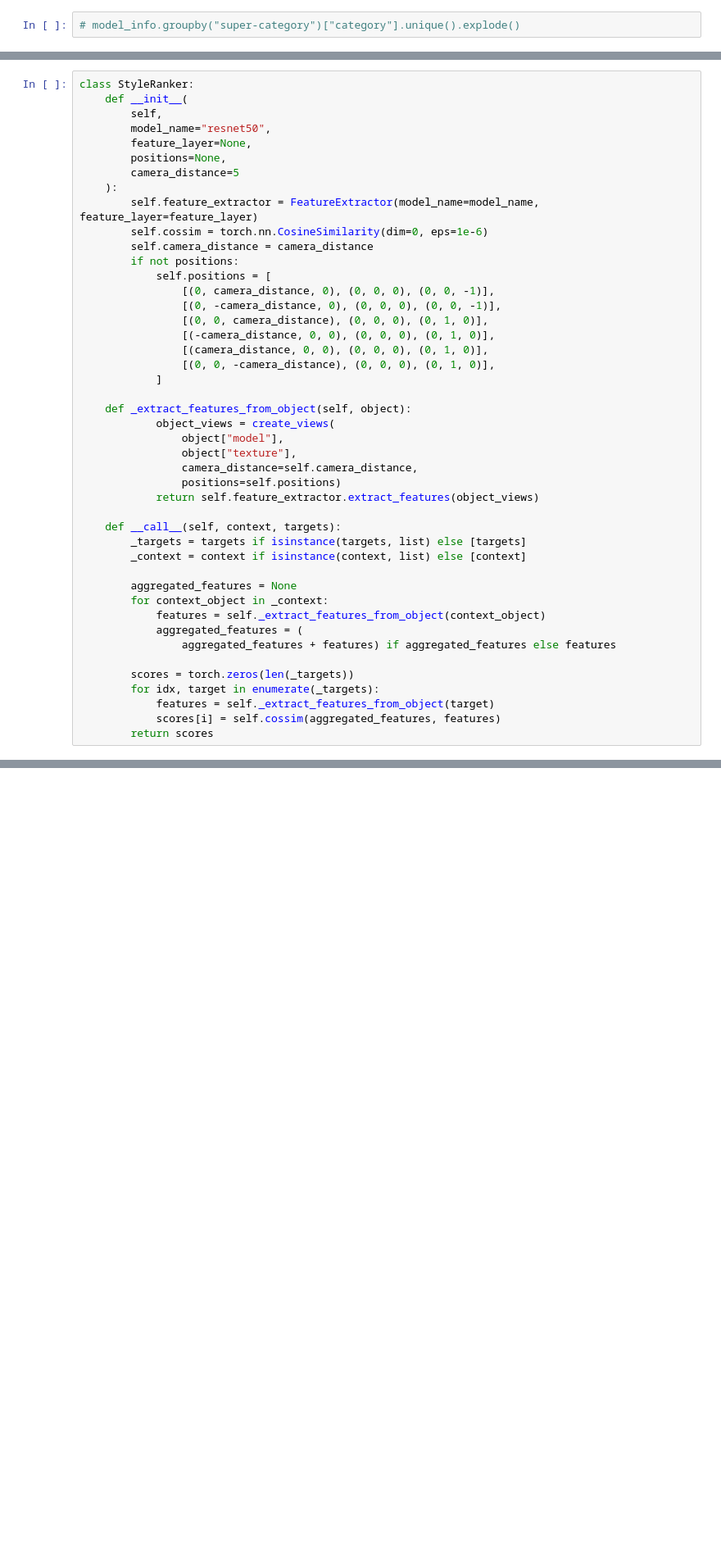
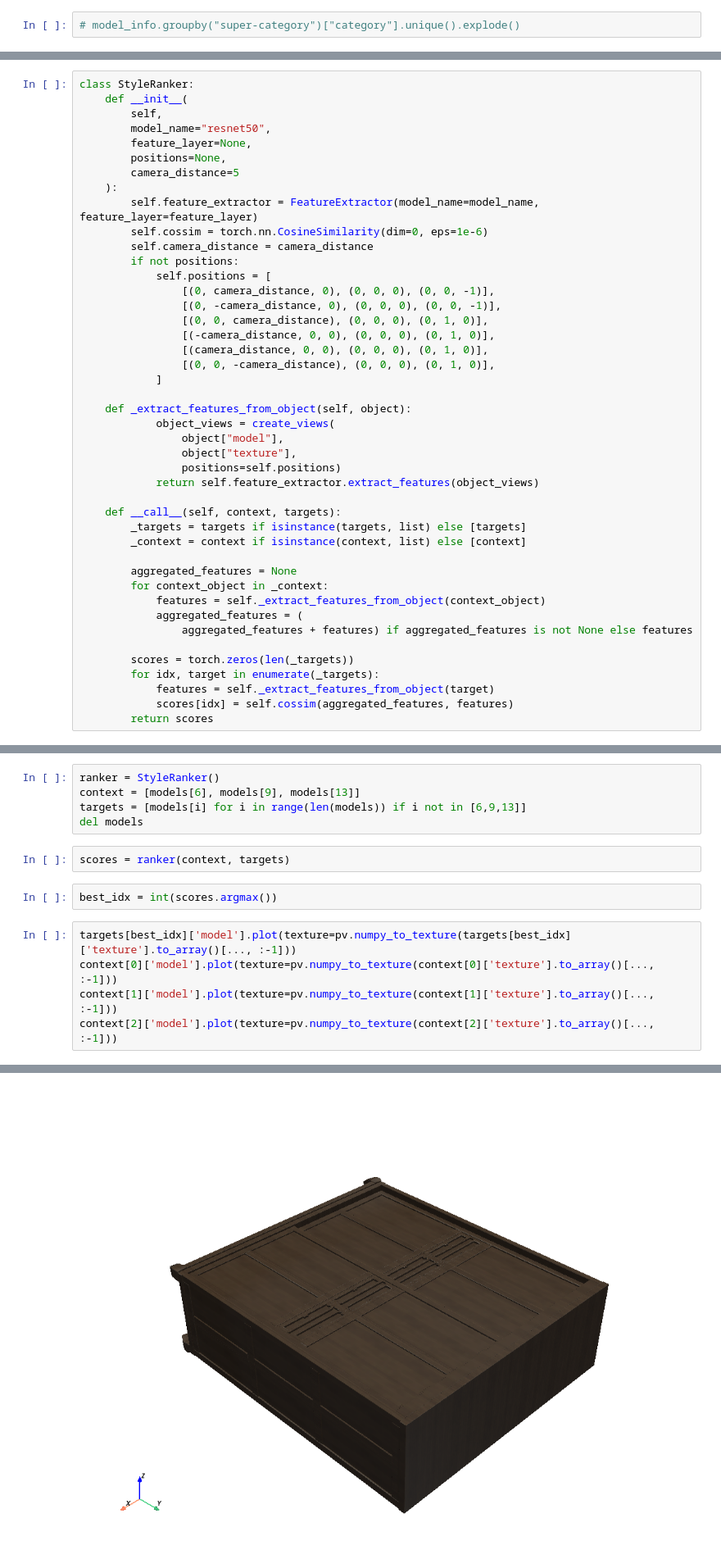
Before and after one commit to SpaceMatch-AI/ATISS, a Jupyter notebook: viz.ipynb, the cells around one changed output, grey strips where cells are left out. Shown at 82% size. Cells and saved outputs as stored; diff of their text form; blank space fills up the shorter version.

Commit message:
add StyleRanker tests

```diff
--- a/viz.ipynb
+++ b/viz.ipynb
@@ -216,7 +280,6 @@ class StyleRanker:
             object_views = create_views(
                 object["model"],
                 object["texture"],
-                camera_distance=self.camera_distance,
                 positions=self.positions)
             return self.feature_extractor.extract_features(object_views)
 
@@ -228,10 +291,10 @@ class StyleRanker:
         for context_object in _context:
             features = self._extract_features_from_object(context_object)
             aggregated_features = (
-                aggregated_features + features) if aggregated_features else features
+                aggregated_features + features) if aggregated_features is not None else features
 
         scores = torch.zeros(len(_targets))
         for idx, target in enumerate(_targets):
             features = self._extract_features_from_object(target)
-            scores[i] = self.cossim(aggregated_features, features)
+            scores[idx] = self.cossim(aggregated_features, features)
         return scores
@@ -241,0 +301,15 @@ torch.Size([1000])
+# %%
+ranker = StyleRanker()
+context = [models[6], models[9], models[13]]
+targets = [models[i] for i in range(len(models)) if i not in [6,9,13]]
+del models
+# %%
+scores = ranker(context, targets)
+# %%
+best_idx = int(scores.argmax())
+# %%
+targets[best_idx]['model'].plot(texture=pv.numpy_to_texture(targets[best_idx]['texture'].to_array()[..., :-1]))
+context[0]['model'].plot(texture=pv.numpy_to_texture(context[0]['texture'].to_array()[..., :-1]))
+context[1]['model'].plot(texture=pv.numpy_to_texture(context[1]['texture'].to_array()[..., :-1]))
+context[2]['model'].plot(texture=pv.numpy_to_texture(context[2]['texture'].to_array()[..., :-1]))
+# %% [output]
@@ -241,0 +326 @@ torch.Size([1000])
+[figure, added]
```
Also changed, not shown: parts of 9 cells of this notebook.
